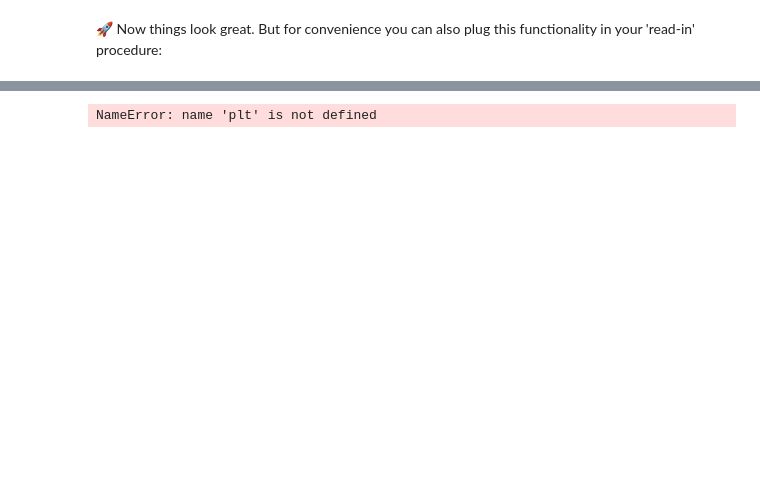
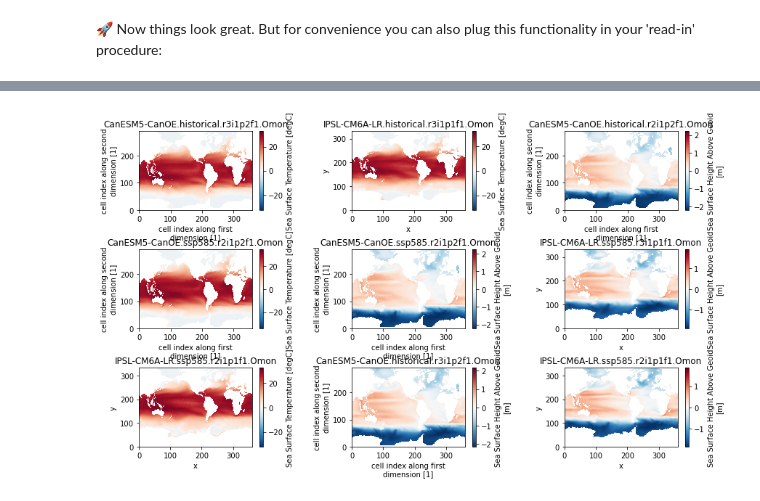
Before and after one commit to jbusecke/cmip6_preprocessing_tutorial, a Jupyter notebook: ohw_21_cmip6_pp_tutorial.ipynb, the cells around one changed output, grey strips where cells are left out. Saved outputs shown, nothing was run; the diff lists cells and outputs as text; code cells hidden in the pictures; blank space fills up the shorter version.

```diff
--- a/ohw_21_cmip6_pp_tutorial.ipynb
+++ b/ohw_21_cmip6_pp_tutorial.ipynb
@@ -77,10 +100,14 @@ Instead we are using the abilities of the `col` object, powered by [intake-esm](
 # %%
 # create a subcollection with certain search criteria
+
+models = ['CanESM5-CanOE', 'IPSL-CM6A-LR']
 cat = col.search(
     variable_id=['tos', 'zos'],
-    source_id=['CanESM5-CanOE', 'GFDL-ESM4'],
+    source_id=models,
     experiment_id=['historical', 'ssp585'],
-    grid_label='gn'
+    grid_label='gn',
+    table_id='Omon',
+    member_id = ['r2i1p1f1', 'r3i1p1f1', 'r2i1p2f1', 'r3i1p2f1'] # load only two members for demo purposes
 )
 
 # load all datasets into a python dictionary
@@ -348,16 +303,17 @@ ddict = cat.to_dataset_dict(
 # %%
 # quick example of how to loop over several models
 from cmip6_preprocessing.utils import cmip6_dataset_id
-fig, axarr = plt.subplots(ncols=3, nrows=2, figsize=[8,4])
+fig, axarr = plt.subplots(ncols=3, nrows=3, figsize=[14,8])
 for ax, (name, ds) in zip(axarr.flat, ddict.items()):
     # select the first time step
     ds = ds.isel(time=0)
     # select the datavariable
     da = ds[ds.variable_id]
     # plot
+
     da.plot(ax=ax)
     ax.set_title('.'.join(cmip6_dataset_id(ds).split('.')[2:6]))
 
-fig.subplots_adjust(hspace=0.3)
+fig.subplots_adjust(hspace=0.5, wspace=0.5)
 # %% [output]
-NameError: name 'plt' is not defined
+[figure, added]
```
Also changed, not shown: parts of 29 cells of this notebook, 1 other file.
